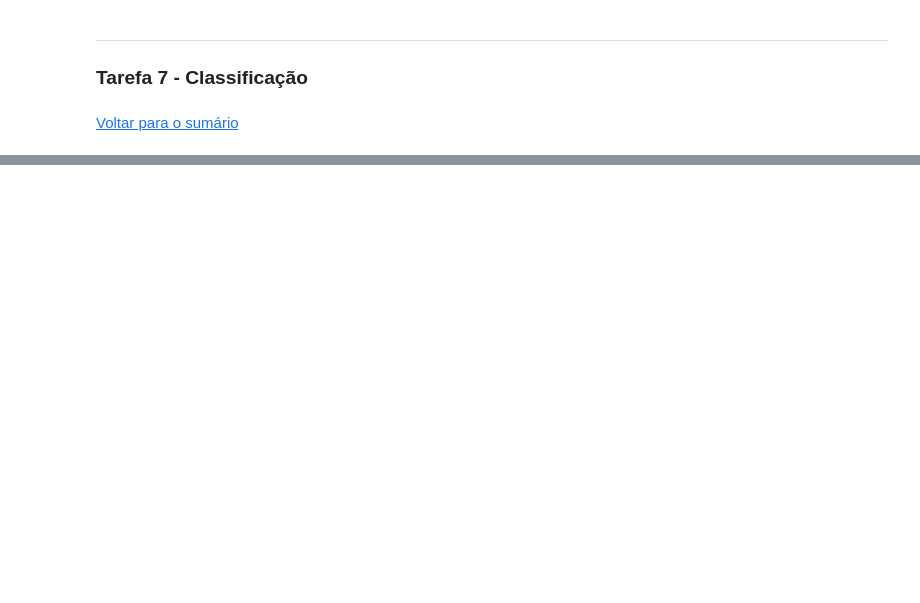
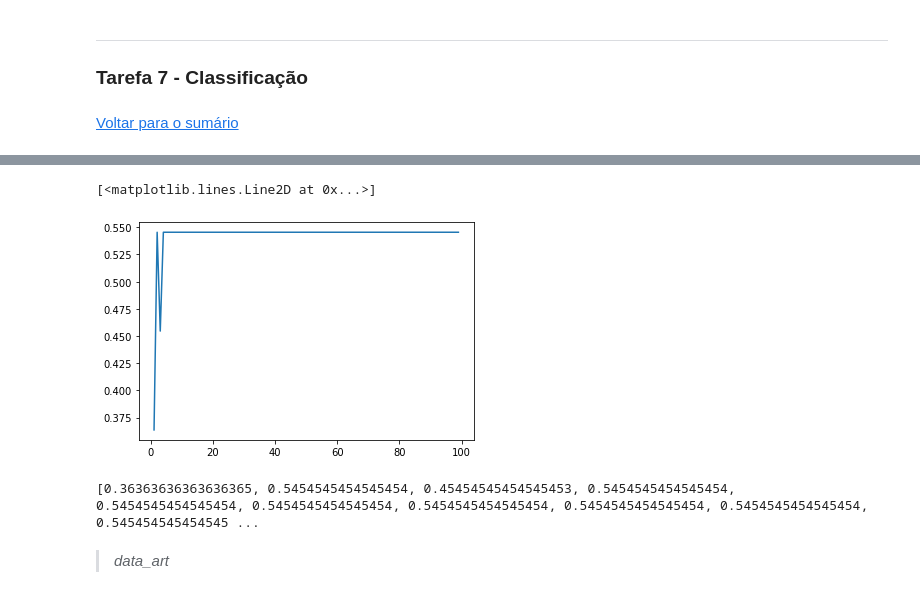
Before and after one commit to pedrozanineli/aprendizado-de-maquina, a Jupyter notebook: Bloco 2/B2 - Conversão randômica de idade.ipynb, the cells around one changed output, grey strips where cells are left out. Saved outputs shown, nothing was run; the diff lists cells and outputs as text; code cells hidden in the pictures; blank space fills up the shorter version.

```diff
--- a/Bloco 2/B2 - Conversão randômica de idade.ipynb
+++ b/Bloco 2/B2 - Conversão randômica de idade.ipynb
@@ -1461,0 +1713,17 @@ De maneira similar a observada pelo plot 3D, é possível observar que os melhor
+# %%
+#data
+NUM_VIZINHOS = [1, 3, 5, 11, 23, 35, 47, 59, 71]
+
+for n in NUM_VIZINHOS:
+    modelo_hknn = KNeighborsClassifier(n_neighbors=n)
+    modelo_hknn.fit(X_treino_data, y_treino_data)
+
+    #previsão
+    previsao_hknndata = modelo_hknn.predict(X_teste_data)
+    print(previsao_hknndata)
+    print()
+
+    # testando a acurácia do modelo
+    print("Accuracy:",metrics.accuracy_score(y_teste_data, previsao_hknndata))
+    print(f'A acurácia do método de k-NN com n = {n} para o data set com os dados do artigo é:', metrics.accuracy_score(y_teste_data, previsao_hknndata))
+    print()
@@ -1461,0 +1748,32 @@ De maneira similar a observada pelo plot 3D, é possível observar que os melhor
+# %%
+num_vizinhos = [i for i in range(1,100)]
+# agora, vamos trabalhar com todos os n entre 1 e 100 como possíveis valores de hiperparâmetros
+
+accuracys_data = []
+# vamos analisar todos os valores de acurácia para cada um dos números de vizinhos
+# assim como feito nas células anteriores
+# os valores de acurácia serão armazenados nessa lista
+
+# para cada possível valor de vizinhos, vamos refazer o mesmo processo já observado anteriormente, criar e testar o modelo e prever
+for i in num_vizinhos:
+    model = KNeighborsClassifier(n_neighbors=i)
+    model.fit(X_treino_data, y_treino_data)
+    prevision = model.predict(X_teste_data)
+
+ # reunindo os valores de acurácia dentro da lista
+    accuracy = metrics.accuracy_score(y_teste_data, prevision)
+    accuracys_data.append(accuracy)
+
+# plotar acurácia em função do número de vizinhos
+import matplotlib.pyplot as plt
+plt.plot(num_vizinhos, accuracys_data)
+# %% [output]
+[<matplotlib.lines.Line2D at 0x...>]
+[figure, added]
+# %%
+print(accuracys_data)
+# conferindo os valores de acurácia
+# %% [output]
+[0.36363636363636365, 0.5454545454545454, 0.45454545454545453, 0.5454545454545454, 0.5454545454545454, 0.5454545454545454, 0.5454545454545454, 0.5454545454545454, 0.5454545454545454, 0.545454545454545 ...
+# %% [markdown]
+> *data_art*
```
Also changed, not shown: parts of 122 cells of this notebook.
